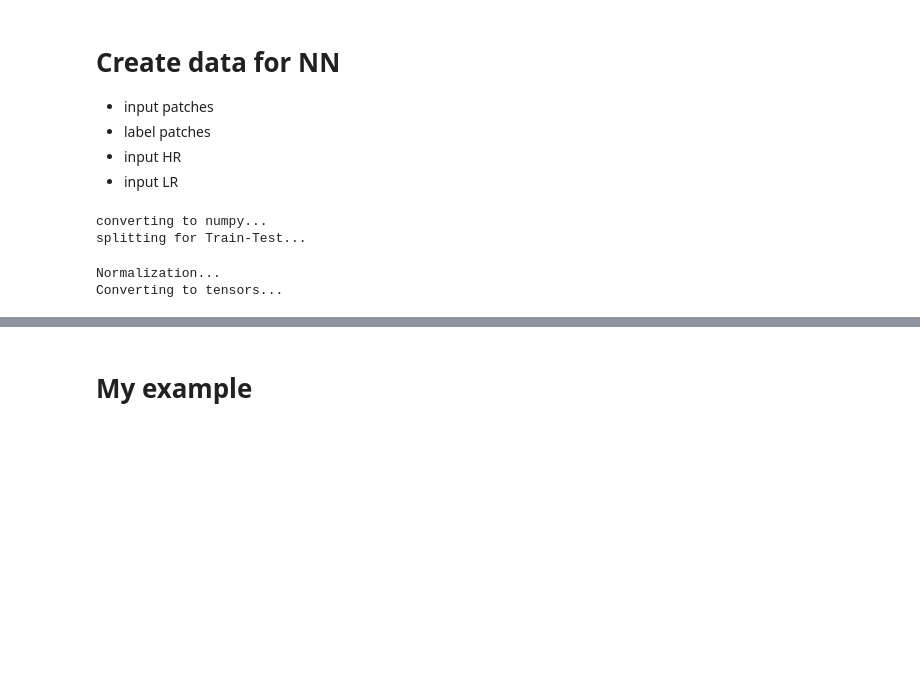
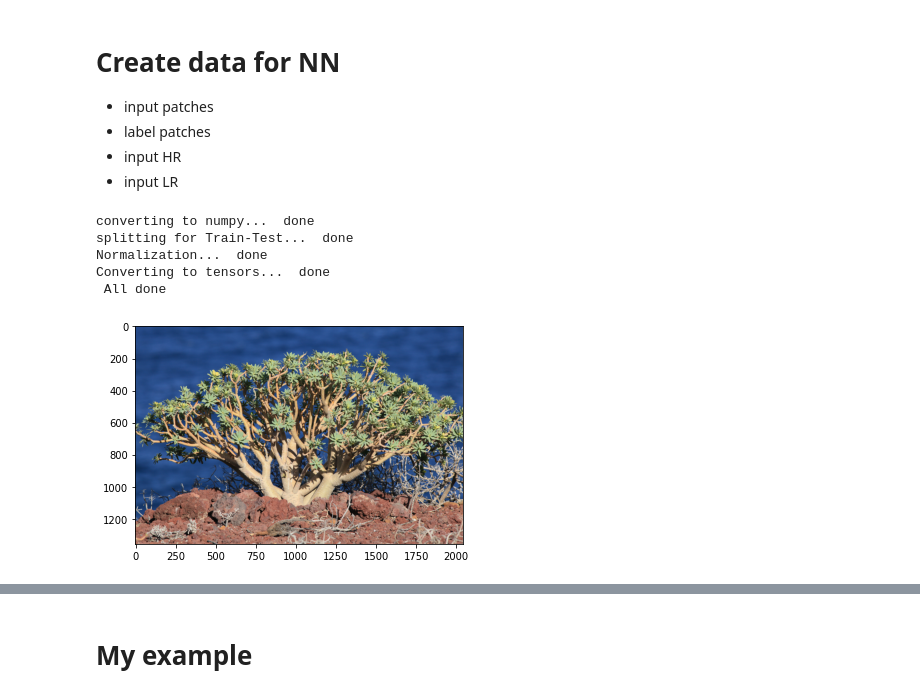
Before and after one commit to AndyPietr/Super-Resolution, a Jupyter notebook: main.ipynb, the cells around one changed output, grey strips where cells are left out. Saved outputs shown, nothing was run; the diff lists cells and outputs as text; code cells hidden in the pictures; blank space fills up the shorter version.

Commit message:
plotting done

```diff
--- a/main.ipynb
+++ b/main.ipynb
@@ -110,50 +110,72 @@ def create_patches(path:str, base_size=(2000, 1000) ,patch_size=(150,150), N_of_
             patch_lr.append(upsample)
             pbar2.update(1)
 
+    # GET downsampled and upsampled bigimages from previously read data
+    with tqdm(total=len(hr_big), desc='down/up sampling lr_big') as pbar3:
+        lr_big=[]
+        for p_hr in hr_big:
+            downsampled = cv2.resize(p_hr, (int(p_hr.shape[1]/resolution_divider), int(p_hr.shape[0]/resolution_divider)), interpolation = cv2.INTER_AREA)
+            upsample= cv2.resize(downsampled, (p_hr.shape[0], p_hr.shape[1]), interpolation=cv2.INTER_CUBIC)
+            lr_big.append(upsample)
+            pbar3.update(1)
+
 
     #Pathes lists To numpy
-    print("converting to numpy...")
+    print("converting to numpy...", end=" ")
     patch_hr_np=np.array(patch_hr)
     patch_lr_np=np.array(patch_lr)
-    hr_big=np.array(hr_big)
+    print("\033[92m done \033[0m")
 
     # Train-Test split
-    print("splitting for Train-Test...")
+    print("splitting for Train-Test...", end=" ")
     indices = np.random.permutation(patch_hr_np.shape[0])
     split_point=int(patch_hr_np.shape[0]*train_percent)
     training_idx, test_idx = indices[:split_point], indices[split_point:]
     patch_hr_np_training, patch_hr_np_test = patch_hr_np[training_idx,:], patch_hr_np[test_idx,:]
     patch_lr_np_training, patch_lr_np_test = patch_lr_np[training_idx,:], patch_lr_np[test_idx,:]
+    print("\033[92m done \033[0m")
 
     # Normalization
-    print("Normalization...")
+    print("Normalization...", end=" ")
     patch_hr_np_training_normalized=    patch_hr_np_training    /255.0
     patch_lr_np_training_normalized=    patch_lr_np_training    /255.0
     patch_hr_np_test_normalized=        patch_hr_np_test        /255.0
     patch_lr_np_test_normalized=        patch_lr_np_test        /255.0
-    hr_big= hr_big/255.0
-    if len(hr_big) == 1:
-        hr_big=np.expand_dims(hr_big, axis=0)
+
+
+    for i in range(len(hr_big)):
+        hr_big[i]= hr_big[i] / 255.0
+        lr_big[i]= lr_big[i] / 255.0
+    print("\033[92m done \033[0m")
+
+    # if len(hr_big) == 1:
+    #     hr_big=np.expand_dims(hr_big, axis=0)
 
     # from numpy to tensors
-    print("Converting to tensors...")
+    print("Converting to tensors...", end=" ")
     hr_train=   torch.tensor(   np.transpose(patch_hr_np_training_normalized,       (0, 3, 1, 2) )  ).float()
     lr_train=   torch.tensor(   np.transpose(patch_lr_np_training_normalized,       (0, 3, 1, 2) )  ).float()
     hr_test=    torch.tensor(   np.transpose(patch_hr_np_test_normalized,           (0, 3, 1, 2) )  ).float()
     lr_test=    torch.tensor(   np.transpose(patch_lr_np_test_normalized,           (0, 3, 1, 2) )  ).float()
     #hr_big=     torch.tensor(   np.transpose(hr_big,                                (0, 3, 1, 2) )  ).float()
 
+    for i in range(len(hr_big)):
+        hr_big[i]= torch.tensor(np.transpose(hr_big[i], (2,0,1)  )    ).float()
+        lr_big[i]= torch.tensor(np.transpose(lr_big[i], (2,0,1)  )    ).float()
+    print("\033[92m done \033[0m")
+
 
     if hr_train.dtype!=torch.float32 or lr_train.dtype!=torch.float32 or hr_test.dtype!=torch.float32 or lr_test.dtype!=torch.float32:
         raise TypeError
 
-    print("All done")
-    return hr_train, lr_train, hr_test, lr_test, hr_big, file_names
+    print("\033[92m All done \033[0m")
+    return hr_train, lr_train, hr_test, lr_test, hr_big, lr_big, file_names
 
 
-hr_train, lr_train, hr_test, lr_test,  hr_big, file_names= create_patches(path="./data/DIV2K_train_HR", N_of_pathches=4000)
+hr_train, lr_train, hr_test, lr_test,  hr_big, lr_big, file_names= create_patches(path="./data/DIV2K_train_HR", N_of_pathches=400)
 # %% [output]
-converting to numpy...
-splitting for Train-Test...
+converting to numpy...  done
+splitting for Train-Test...  done
+Normalization...  done
+Converting to tensors...  done
+ All done
-Normalization...
-Converting to tensors...
@@ -160,3 +221,9 @@ Converting to tensors...
+# %%
+a=[]
+a.append(hr_big[0])
+plot(a)
+# %% [output]
+[figure, added]
 # %%
 plot(hr_big)
 # %% [output]
```
Also changed, not shown: parts of 8 cells of this notebook.
